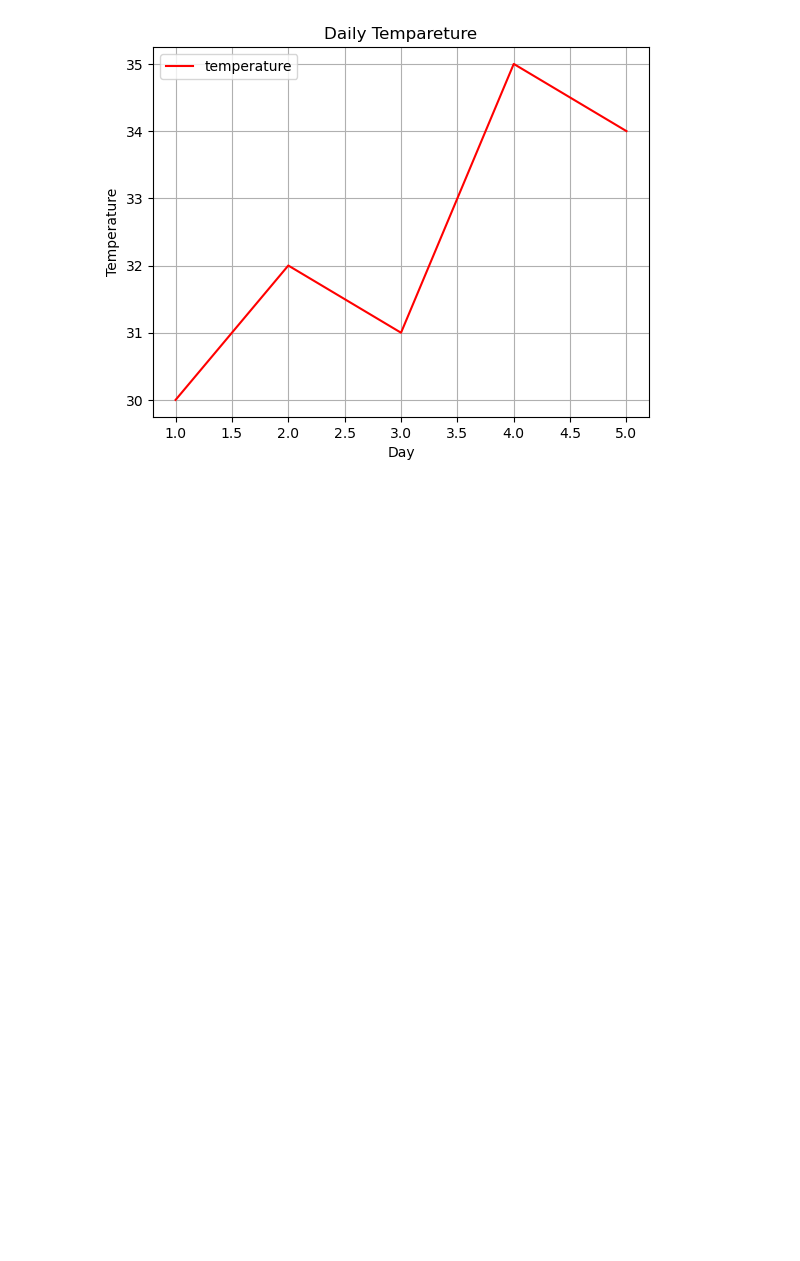
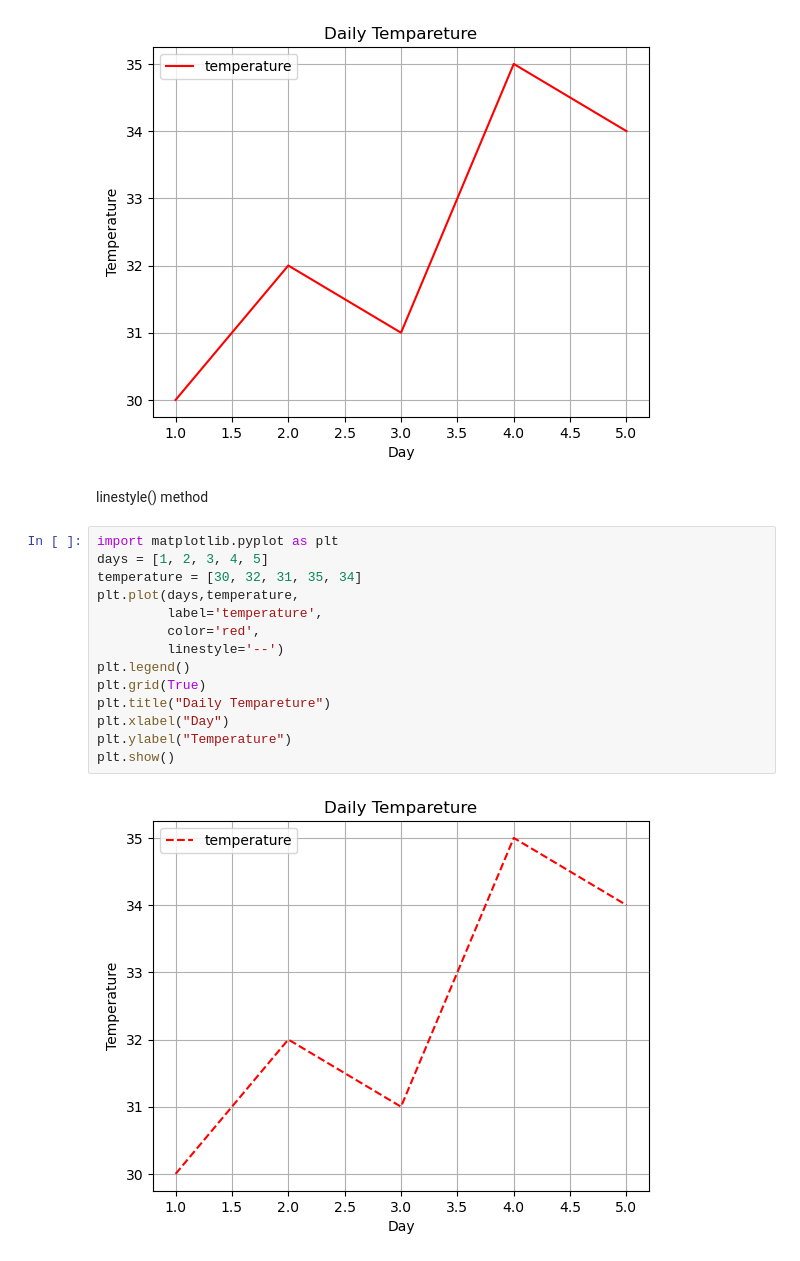
Before and after one commit to shripada-mahato/Matplotlib, a Jupyter notebook: operation.ipynb, the cells around one changed output. Saved outputs shown, nothing was run; the diff lists cells and outputs as text; blank space fills up the shorter version.

```diff
--- a/operation.ipynb
+++ b/operation.ipynb
@@ -84,3 +84,21 @@ plt.ylabel("Temperature")
 plt.show()
 # %% [output]
 [figure]
+# %% [markdown]
+linestyle() method
+# %%
+import matplotlib.pyplot as plt
+days = [1, 2, 3, 4, 5]
+temperature = [30, 32, 31, 35, 34]
+plt.plot(days,temperature,
+         label='temperature',
+         color='red',
+         linestyle='--')
+plt.legend()
+plt.grid(True)
+plt.title("Daily Tempareture")
+plt.xlabel("Day")
+plt.ylabel("Temperature")
+plt.show()
+# %% [output]
+[figure, added]
```
